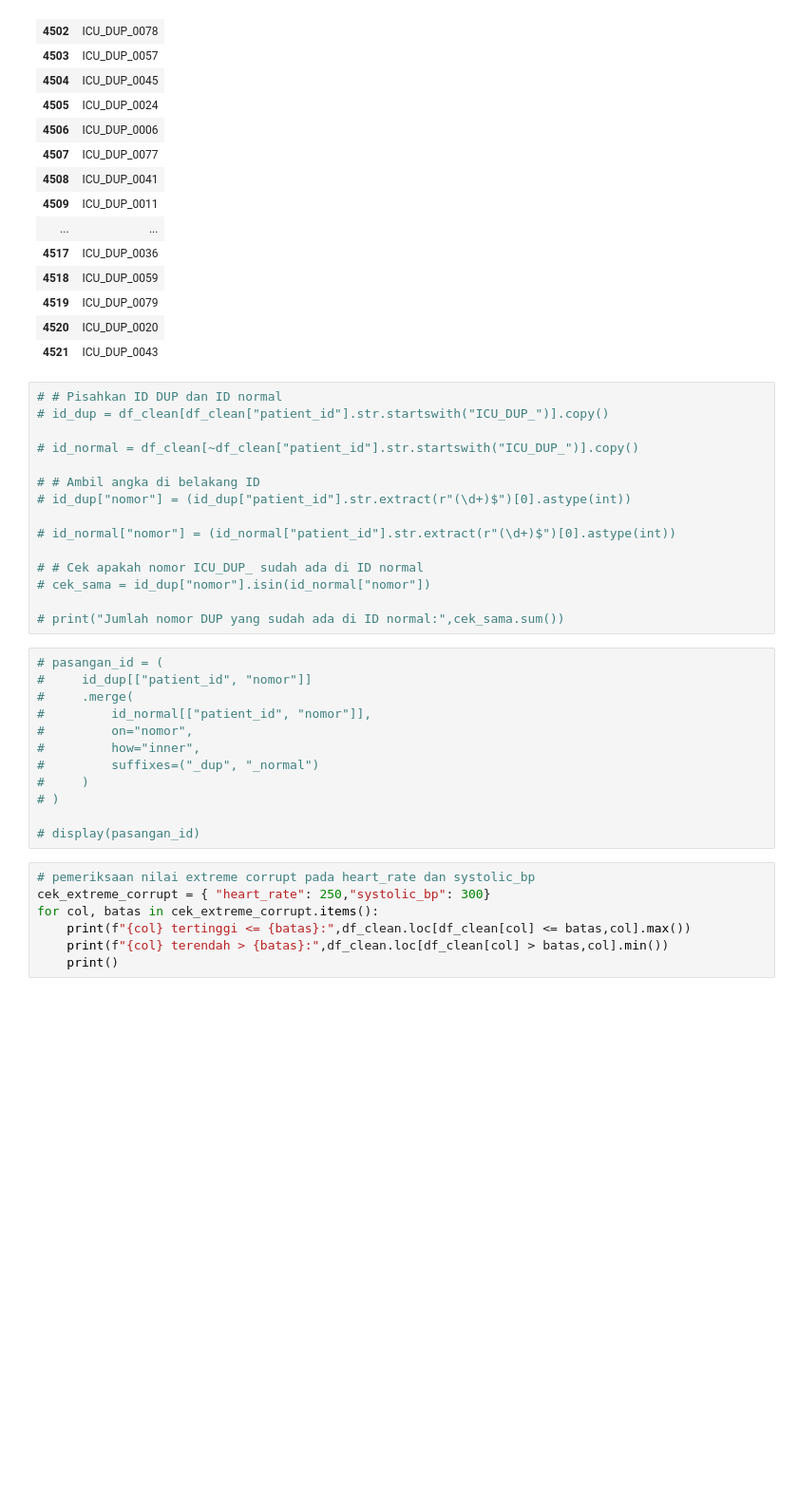
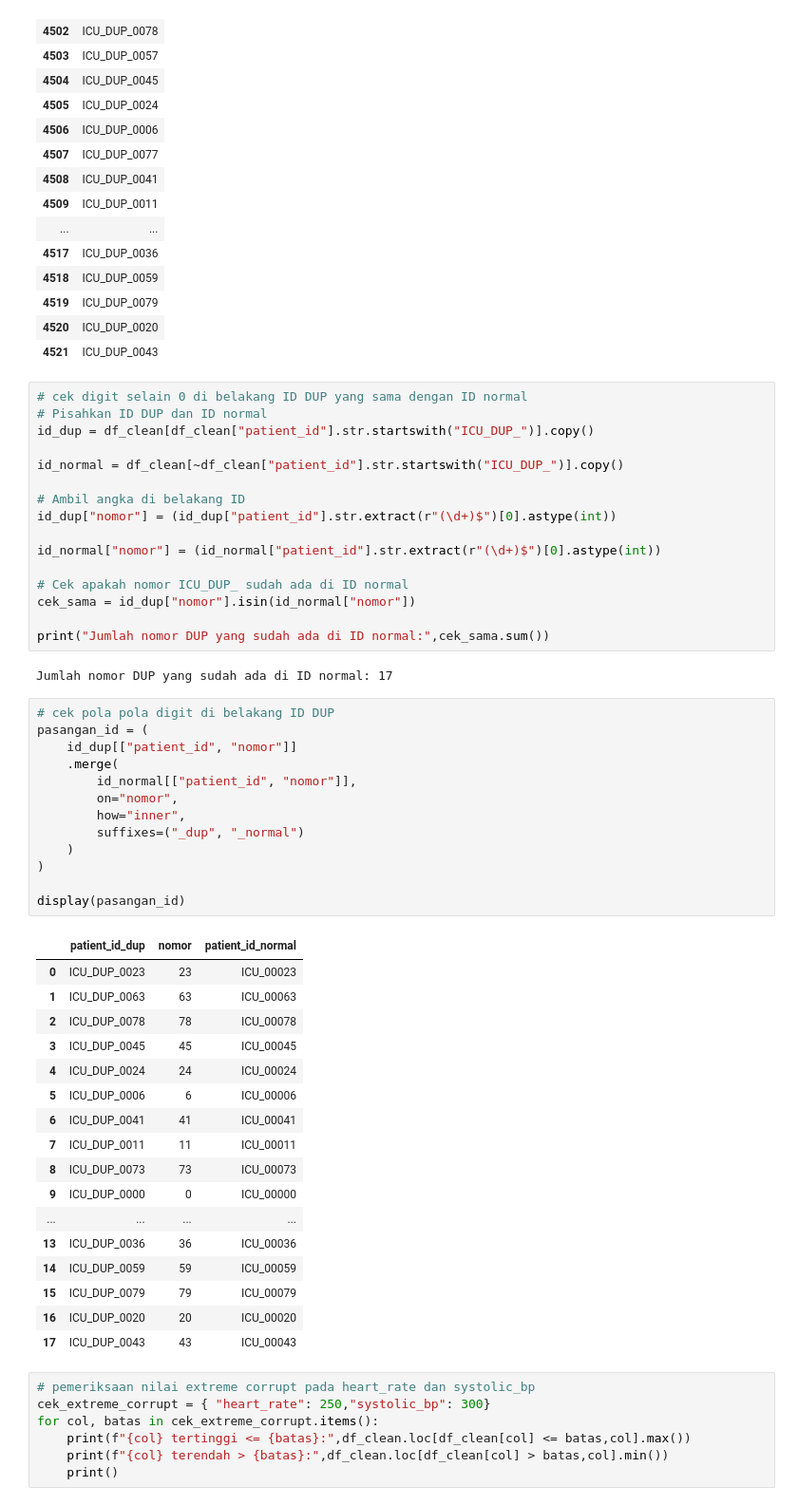
Before and after one commit to ibnuazahranltua-art/icu_dataklasifikasi, a Jupyter notebook: tambahan_revisi.ipynb, the cells around one changed output. Shown at 95% size. Cells and saved outputs as stored; diff of their text form; blank space fills up the shorter version.

Commit message:
cek pola digit ID_DUP dan normal

```diff
--- a/tambahan_revisi.ipynb
+++ b/tambahan_revisi.ipynb
@@ -761,32 +740,54 @@ Jumlah ID ICU_DUP sisah: 22
 | 4520 | ICU_DUP_0020 |
 | 4521 | ICU_DUP_0043 |
 # %%
-# # Pisahkan ID DUP dan ID normal
-# id_dup = df_clean[df_clean["patient_id"].str.startswith("ICU_DUP_")].copy()
+# cek digit selain 0 di belakang ID DUP yang sama dengan ID normal
+# Pisahkan ID DUP dan ID normal
+id_dup = df_clean[df_clean["patient_id"].str.startswith("ICU_DUP_")].copy()
 
-# id_normal = df_clean[~df_clean["patient_id"].str.startswith("ICU_DUP_")].copy()
+id_normal = df_clean[~df_clean["patient_id"].str.startswith("ICU_DUP_")].copy()
 
-# # Ambil angka di belakang ID
-# id_dup["nomor"] = (id_dup["patient_id"].str.extract(r"(\d+)$")[0].astype(int))
+# Ambil angka di belakang ID
+id_dup["nomor"] = (id_dup["patient_id"].str.extract(r"(\d+)$")[0].astype(int))
 
-# id_normal["nomor"] = (id_normal["patient_id"].str.extract(r"(\d+)$")[0].astype(int))
+id_normal["nomor"] = (id_normal["patient_id"].str.extract(r"(\d+)$")[0].astype(int))
 
-# # Cek apakah nomor ICU_DUP_ sudah ada di ID normal
-# cek_sama = id_dup["nomor"].isin(id_normal["nomor"])
+# Cek apakah nomor ICU_DUP_ sudah ada di ID normal
+cek_sama = id_dup["nomor"].isin(id_normal["nomor"])
 
-# print("Jumlah nomor DUP yang sudah ada di ID normal:",cek_sama.sum())
+print("Jumlah nomor DUP yang sudah ada di ID normal:",cek_sama.sum())
+# %% [output]
+Jumlah nomor DUP yang sudah ada di ID normal: 17
 # %%
-# pasangan_id = (
-#     id_dup[["patient_id", "nomor"]]
-#     .merge(
-#         id_normal[["patient_id", "nomor"]],
-#         on="nomor",
-#         how="inner",
-#         suffixes=("_dup", "_normal")
-#     )
-# )
+# cek pola pola digit di belakang ID DUP
+pasangan_id = (
+    id_dup[["patient_id", "nomor"]]
+    .merge(
+        id_normal[["patient_id", "nomor"]],
+        on="nomor",
+        how="inner",
+        suffixes=("_dup", "_normal")
+    )
+)
 
-# display(pasangan_id)
+display(pasangan_id)
+# %% [output]
+|  | patient_id_dup | nomor | patient_id_normal |
+| 0 | ICU_DUP_0023 | 23 | ICU_00023 |
+| 1 | ICU_DUP_0063 | 63 | ICU_00063 |
+| 2 | ICU_DUP_0078 | 78 | ICU_00078 |
+| 3 | ICU_DUP_0045 | 45 | ICU_00045 |
+| 4 | ICU_DUP_0024 | 24 | ICU_00024 |
+| 5 | ICU_DUP_0006 | 6 | ICU_00006 |
+| 6 | ICU_DUP_0041 | 41 | ICU_00041 |
+| 7 | ICU_DUP_0011 | 11 | ICU_00011 |
+| 8 | ICU_DUP_0073 | 73 | ICU_00073 |
+| 9 | ICU_DUP_0000 | 0 | ICU_00000 |
+| ... | ... | ... | ... |
+| 13 | ICU_DUP_0036 | 36 | ICU_00036 |
+| 14 | ICU_DUP_0059 | 59 | ICU_00059 |
+| 15 | ICU_DUP_0079 | 79 | ICU_00079 |
+| 16 | ICU_DUP_0020 | 20 | ICU_00020 |
+| 17 | ICU_DUP_0043 | 43 | ICU_00043 |
 # %%
 # pemeriksaan nilai extreme corrupt pada heart_rate dan systolic_bp
 cek_extreme_corrupt = { "heart_rate": 250,"systolic_bp": 300}
```
Also changed, not shown: parts of 1 cell of this notebook.
